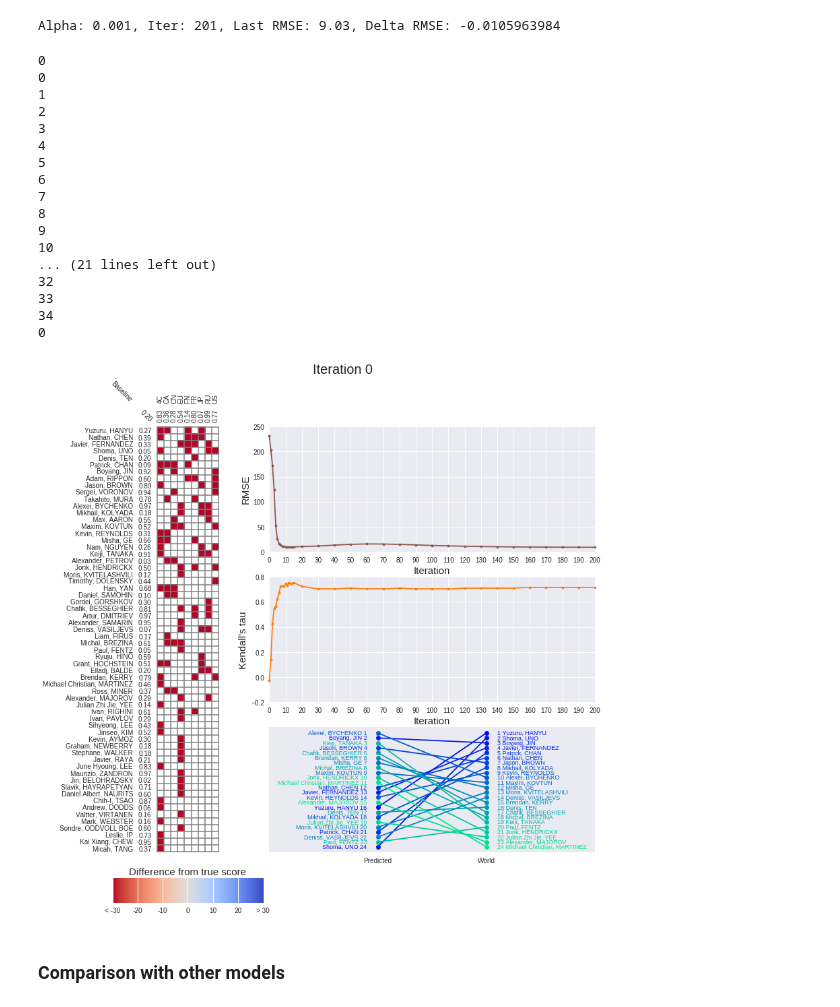
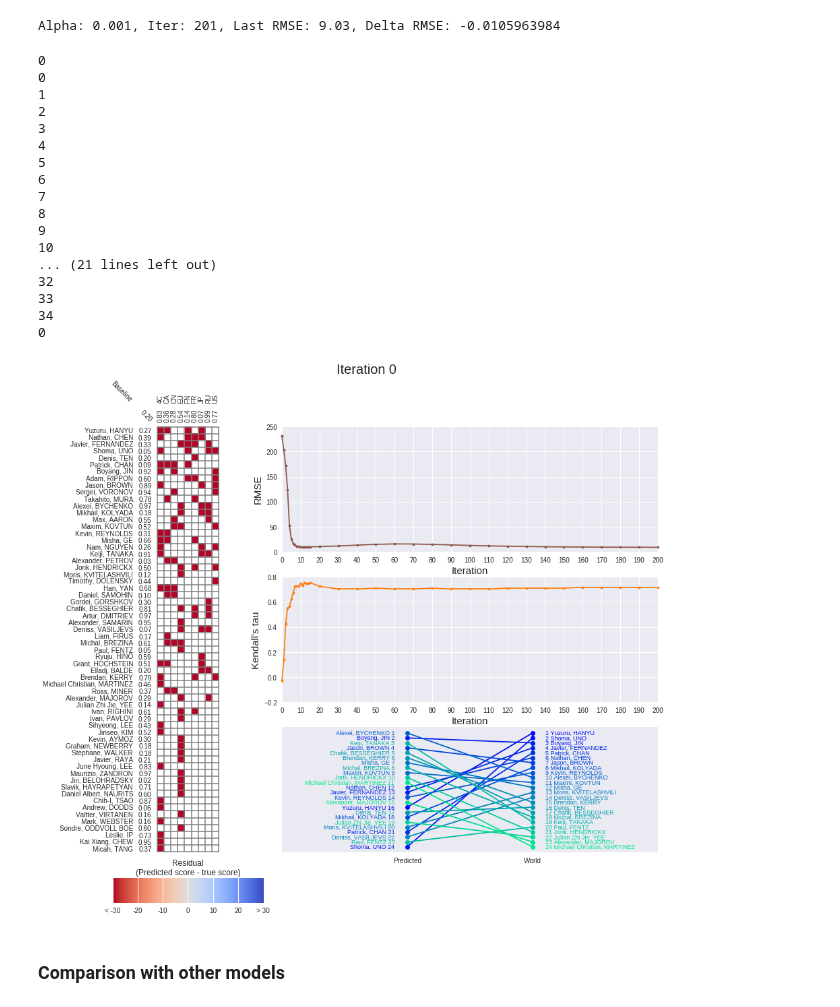
Before and after one commit to khanhnguyendata/skate_predict, a Jupyter notebook: analysis_part2.ipynb, the cells around one changed output. Drawn from its saved outputs; the diff is of its cells as text; code cells hidden in the pictures.

```diff
--- a/analysis_part2.ipynb
+++ b/analysis_part2.ipynb
@@ -174,0 +88,19 @@ RMSE: 241.62262612190673
+# %%
+alpha = 0.001
+
+for i in range(1000):
+    # 2a. Calculate gradients
+    predicted_scores = skater_scores @ event_scores + baseline
+    residuals = predicted_scores - true_scores
+
+    baseline_gradient = np.nansum(residuals)
+    event_gradients = np.nansum(residuals * skater_scores, axis=0, keepdims=True)
+    skater_gradients = np.nansum(residuals * event_scores, axis=1, keepdims=True)
+
+    ### 2b. Update latent scores using gradients
+    baseline = baseline - alpha * baseline_gradient
+    event_scores = event_scores - alpha * event_gradients
+    skater_scores = skater_scores - alpha * skater_gradients
+
+    if i in [998, 999]:
+        print(i, np.sqrt(np.nanmean(residuals**2)))
@@ -202,10 +211,10 @@ def update(i, fig, ax1, ax2, ax3, ax4):
     print(i)
 
     fig.suptitle(f'Iteration {iter_log[i]}', fontsize=20)
-    diff = diff_log[i]
+    residuals = residual_log[i]
     event_scores = event_scores_log[i].values
     event_scores = event_scores.reshape(1, len(event_scores))
-    ax1.imshow(-diff, cmap='coolwarm', vmin=-30, vmax=30)
+    ax1.imshow(-residuals, cmap='coolwarm', vmin=-30, vmax=30) # Neagtive residual: red, positive: blue
     ax1.set_yticklabels(['{0:.2f}'.format(score) for score in skater_scores_log[i]], fontsize=10)
     ax1.set_xticklabels(['{0:.2f}'.format(score) for score in event_scores_log[i]], fontsize=10, rotation=90)
     baseline_text.set_text('{0:.2f}'.format(baseline_log[i]))
@@ -245,9 +254,10 @@ def update(i, fig, ax1, ax2, ax3, ax4):
         ax4.text(1.1, world_index, f'{world_rank} {skater}', ha='left', va='center', color=world_color, fontsize=9)
         ax4.text(-0.1, predicted_index, f'{skater} {predicted_rank}', ha='right', va='center', color=world_color, fontsize=9)
 # %%
-fig = plt.figure(figsize=(13, 13))
+fig = plt.figure(figsize=(15, 13))
 grid = plt.GridSpec(10, 3, wspace=0, hspace=1)
 
+# Set up figure grid
 ax1 = fig.add_subplot(grid[:-1, 0])
 for i, skater in enumerate(skater_names):
     ax1.text(x=-4, y=i-0.3, s=skater, ha='right')
@@ -256,6 +266,7 @@ for i, event in enumerate(event_names):
 ax1.text(x=-4, y=len(skater_names)+3, s='Baseline', rotation=-45, va='bottom', ha='right')
 baseline_text = ax1.text(x=-1, y=len(skater_names)+0.1, s='', rotation=-45, va='bottom', ha='right')
 
+# Set up heat map of residuals
 ax1.set_xticks(np.arange(-.5, len(event_names), 1), minor=True)
 ax1.set_yticks(np.arange(-.5, len(skater_names), 1), minor=True)
 ax1.grid(which='minor', color='tab:gray', ls='-', lw=1.5)
@@ -267,6 +278,7 @@ ax1.set_ylim(-0.6, len(skater_names)-0.45)
 ax1.set_yticks(range(len(skater_names)))
 ax1.set_facecolor('white')
 
+# Set up RMSE plot
 ax2 = fig.add_subplot(grid[:3, 1:])
 ax2.set_xlim(0, iter_log[-1])
 ax2.set_xticks(range(0, iter_log[-1]+1, 10))
@@ -274,6 +286,7 @@ ax2.set_xlabel('Iteration', fontsize=15)
 ax2.set_ylim(0, 250)
 ax2.set_ylabel('RMSE', fontsize=15)
 
+# Set up Kendall's tau plot
 ax3 = fig.add_subplot(grid[3:6, 1:])
 ax3.set_xlim(0, iter_log[-1])
 ax3.set_xticks(range(0, iter_log[-1]+1, 10))
@@ -281,45 +294,46 @@ ax3.set_xlabel('Iteration', fontsize=15)
 ax3.set_ylim(-0.2, 0.8)
 ax3.set_ylabel("Kendall's tau", fontsize=15)
 
+# Set up ranking comparison plot
 ax4 = fig.add_subplot(grid[6:9, 1:])
 ax4.set_xlim(-1, 2)
 ax4.set_xticks([0, 1])
 ax4.set_xticklabels(['Predicted', 'World'])
 ax4.set_yticks([])
 
+# Plot colorbar of residual
 ax5 = fig.add_subplot(grid[9, 0])
 cmap = plt.cm.get_cmap('coolwarm')
-colors = cmap(np.arange(cmap.N))
-colors = np.flip(colors, axis=0)
+colors = cmap(np.arange(cmap.N, -1, -1)) # Plot colorbar from red to blue (not blue to red)
 ax5.imshow([colors], extent=[-30, 30, 0, 10])
 ax5.xaxis.set_label_position('top')
-ax5.set_xlabel('Difference from true score', fontsize=15)
+ax5.set_xlabel('Residual\n(Predicted score - true score)', fontsize=12)
 ax5.set_xticklabels(['< -30', '-20', '-10', '0', '10', '20', '> 30'])
 ax5.set_yticks([])
 
 anim = FuncAnimation(fig, lambda i: update(i, fig, ax1, ax2, ax3, ax4),
                      frames=len(iter_log), interval=500, repeat_delay=3000)
 
-anim.save('viz/diff_anim.gif', writer='imagemagick')
+anim.save('viz/batch_anim.gif', writer='imagemagick')
 # %% [output]
 0
 0
 1
 2
 3
 4
 5
 6
 7
 8
 9
 10
 ... (21 lines left out)
 32
 33
 34
 0
-[figure, old version]
+[figure, new version]
 # %% [markdown]
 ### Comparison with other models
 # %%
```
Also changed, not shown: parts of 16 cells of this notebook, 4 other files.
